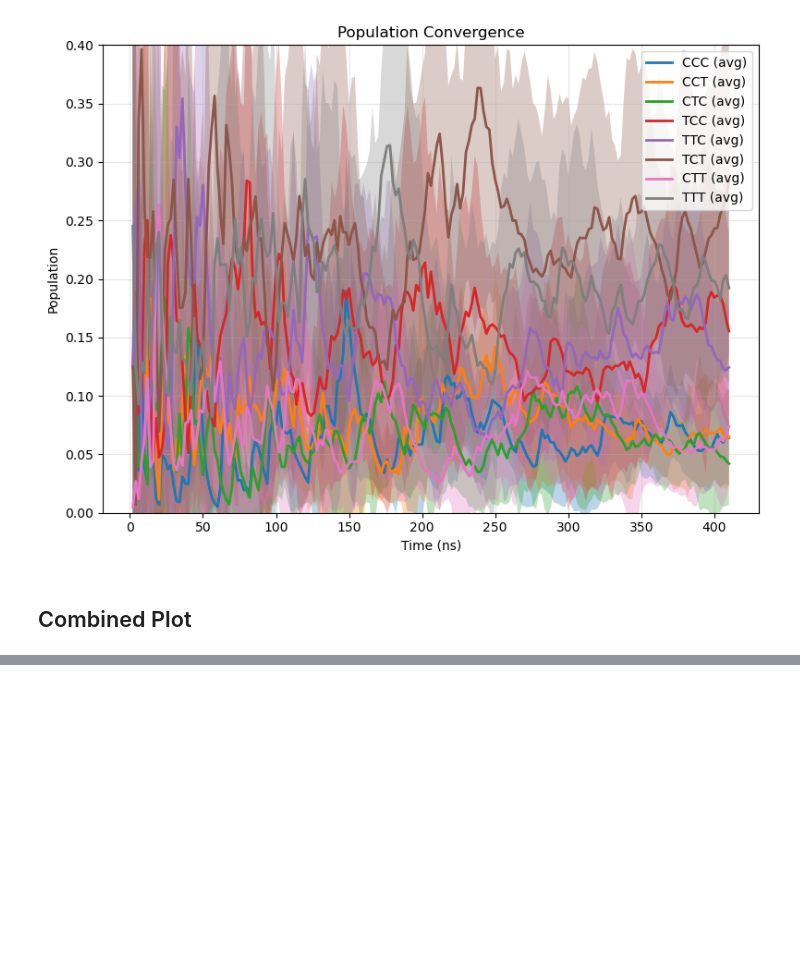
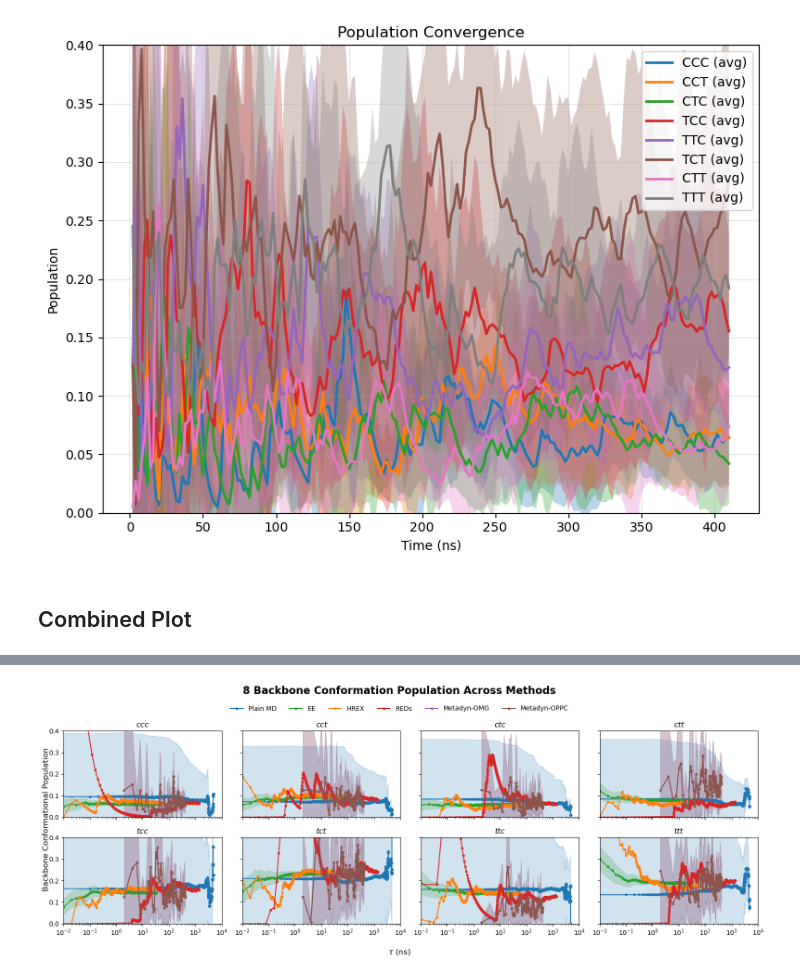
Before and after one commit to starwingc/peptoid_ESM, a Jupyter notebook: Analysis/population_over_time_8_comform_all.ipynb, the cells around one changed output, grey strips where cells are left out. Saved outputs shown, nothing was run; the diff lists cells and outputs as text; code cells hidden in the pictures; blank space fills up the shorter version.

```diff
--- a/Analysis/population_over_time_8_comform_all.ipynb
+++ b/Analysis/population_over_time_8_comform_all.ipynb
@@ -538 +513,61 @@ plt.show()
+# %%
+# --- Define consistent method colors ---
+method_colors = {
+    "Plain MD":       "#1f77b4",  # blue
+    "EE":             "#2ca02c",  # green
+    "HREX":           "#ff7f0e",  # orange
+    "REDs":           "#d62728",  # red
+    "Metadyn-OMG":    "#9467bd",  # purple
+    "Metadyn-OPPC":   "#8c564b",  # brown
+}
+
+conform_num = 8
+fig, axes = plt.subplots(2, 4, figsize=(16, 6), sharex=True, sharey=True)
+axes = axes.flatten()
+
+for conform in range(conform_num):
+    ax = axes[conform]
+
+    for method, data in methods.items():
+        # Time axis
+        if data["shape"] == "2d":
+            T = data["mean"].shape[1]
+            time = np.arange(T) * data["dt"]
+            mean = data["mean"][conform]
+            std = data["std"][conform] if data["std"] is not None else None
+        else:  # "1d"
+            time = np.array(data["frames"]) * data["dt"]
+            mean = data["mean"][conform]
+            std = data["std"][conform] if data["std"] is not None else None
+
+        # Assign fixed color
+        color = method_colors.get(method, "#333333")  # fallback dark gray
+
+        # Plot line + fill
+        line, = ax.plot(time, mean, '-o', label=method,
+                        color=color, markersize=3, linewidth=1.5)
+        if std is not None:
+            ax.fill_between(time, mean - std, mean + std,
+                            alpha=0.2, color=color)
+
+    ax.set_title(f"{conformation_list[conform]}", fontstyle='italic')
+    ax.set_ylim(0, 0.4)
+    ax.set_xlim(0, 10000)
+    #ax.grid(True, alpha=0.3)
+    ax.set_xscale("log")
+    #ax.set_yscale("log")
+
+# Shared axis labels
+fig.supxlabel(r'$\tau$ (ns)', fontsize=12)
+fig.suptitle("8 Backbone Conformation Population Across Methods", fontsize=16, fontweight='bold')
+fig.supylabel("Backbone Conformational Population", fontsize=12)
+
+# Global legend
+handles, labels = axes[0].get_legend_handles_labels()
+fig.legend(handles, labels, loc='upper center', bbox_to_anchor=(0.5, 0.93), ncol=len(labels), frameon=False)
+
+plt.tight_layout(rect=[0, 0, 1, 0.94])
+plt.show()
+# %% [output]
+[figure, added]
 # %%
```
Also changed, not shown: parts of 5 cells of this notebook, 6 other files.
